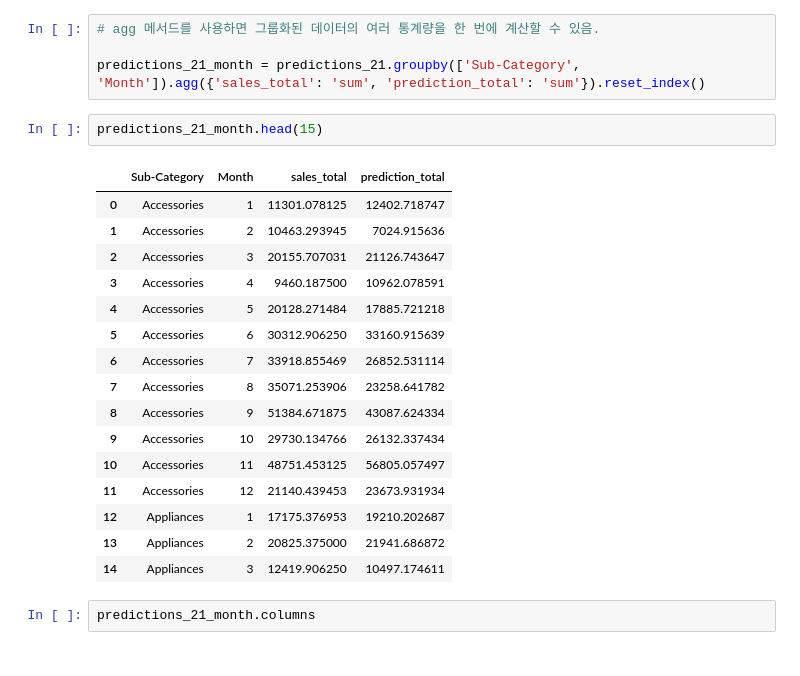
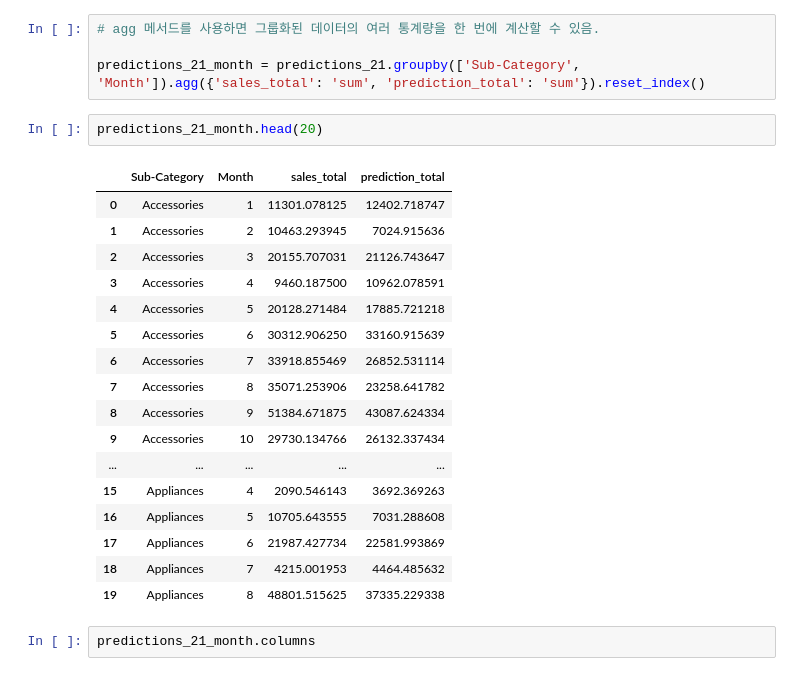
Before and after one commit to ji-min000/b06, a Jupyter notebook: 동진)총매출_예측3.ipynb, the cells around one changed output. Saved outputs shown, nothing was run; the diff lists cells and outputs as text.

```diff
--- a/동진)총매출_예측3.ipynb
+++ b/동진)총매출_예측3.ipynb
@@ -273,24 +324,25 @@ predictions_21.head()
 
 predictions_21_month = predictions_21.groupby(['Sub-Category', 'Month']).agg({'sales_total': 'sum', 'prediction_total': 'sum'}).reset_index()
 # %%
-predictions_21_month.head(15)
+predictions_21_month.head(20)
 # %% [output]
 |  | Sub-Category | Month | sales_total | prediction_total |
 | 0 | Accessories | 1 | 11301.078125 | 12402.718747 |
 | 1 | Accessories | 2 | 10463.293945 | 7024.915636 |
 | 2 | Accessories | 3 | 20155.707031 | 21126.743647 |
 | 3 | Accessories | 4 | 9460.187500 | 10962.078591 |
 | 4 | Accessories | 5 | 20128.271484 | 17885.721218 |
 | 5 | Accessories | 6 | 30312.906250 | 33160.915639 |
 | 6 | Accessories | 7 | 33918.855469 | 26852.531114 |
 | 7 | Accessories | 8 | 35071.253906 | 23258.641782 |
 | 8 | Accessories | 9 | 51384.671875 | 43087.624334 |
 | 9 | Accessories | 10 | 29730.134766 | 26132.337434 |
-| 10 | Accessories | 11 | 48751.453125 | 56805.057497 |
-| 11 | Accessories | 12 | 21140.439453 | 23673.931934 |
-| 12 | Appliances | 1 | 17175.376953 | 19210.202687 |
-| 13 | Appliances | 2 | 20825.375000 | 21941.686872 |
-| 14 | Appliances | 3 | 12419.906250 | 10497.174611 |
+| ... | ... | ... | ... | ... |
+| 15 | Appliances | 4 | 2090.546143 | 3692.369263 |
+| 16 | Appliances | 5 | 10705.643555 | 7031.288608 |
+| 17 | Appliances | 6 | 21987.427734 | 22581.993869 |
+| 18 | Appliances | 7 | 4215.001953 | 4464.485632 |
+| 19 | Appliances | 8 | 48801.515625 | 37335.229338 |
 # %%
 predictions_21_month.columns
 # %% [output]
```
Also changed, not shown: parts of 12 cells of this notebook.
